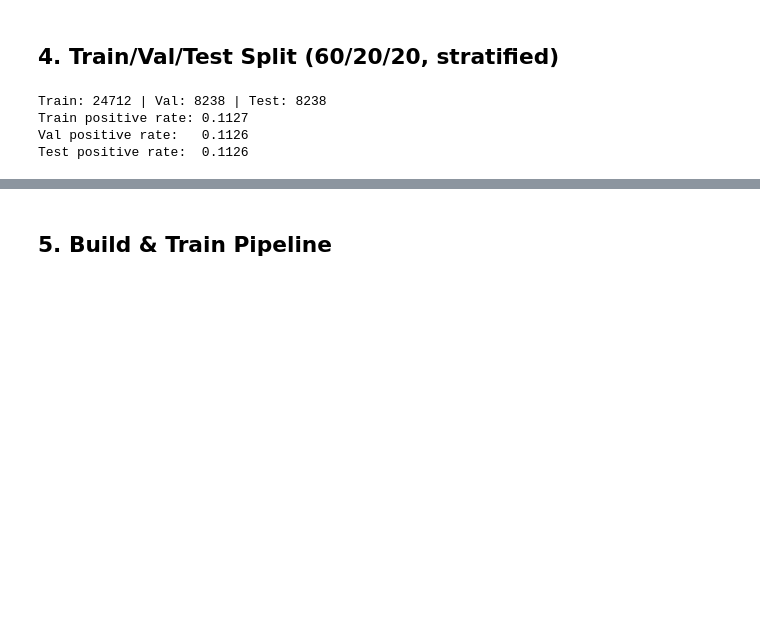
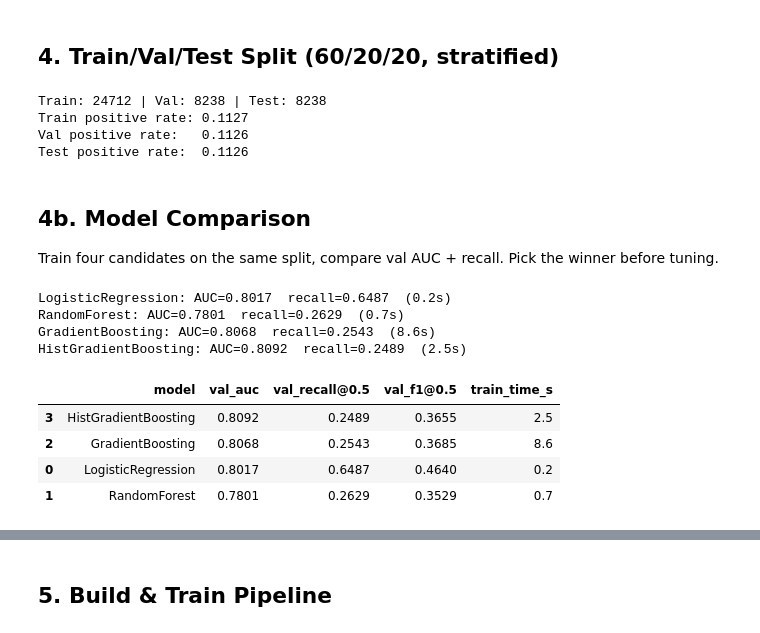
Before and after one commit to kayan2004/drift-triage-copilot, a Jupyter notebook: training/exploration.ipynb, the cells around one changed output, grey strips where cells are left out. Drawn from its saved outputs; the diff is of its cells as text; code cells hidden in the pictures; blank space fills up the shorter version.

```diff
--- a/training/exploration.ipynb
+++ b/training/exploration.ipynb
@@ -288,3 +288,69 @@ Train: 24712 | Val: 8238 | Test: 8238
 Train positive rate: 0.1127
 Val positive rate:   0.1126
 Test positive rate:  0.1126
+# %% [markdown]
+## 4b. Model Comparison
+Train four candidates on the same split, compare val AUC + recall. Pick the winner before tuning.
+# %%
+import time
+from sklearn.linear_model import LogisticRegression
+from sklearn.ensemble import RandomForestClassifier, GradientBoostingClassifier
+from sklearn.ensemble import HistGradientBoostingClassifier
+from sklearn.metrics import roc_auc_score, recall_score, f1_score
+from sklearn.compose import ColumnTransformer
+from sklearn.pipeline import Pipeline
+from sklearn.preprocessing import OneHotEncoder, StandardScaler
+
+def make_pipeline(classifier):
+    pre = ColumnTransformer(transformers=[
+        ("num", StandardScaler(), NUMERIC_COLS),
+        ("cat", OneHotEncoder(handle_unknown="ignore", sparse_output=False), CAT_COLS),
+    ])
+    return Pipeline(steps=[("preprocessor", pre), ("classifier", classifier)])
+
+candidates = {
+    "LogisticRegression":         LogisticRegression(max_iter=1000, class_weight="balanced", random_state=42),
+    "RandomForest":               RandomForestClassifier(n_estimators=200, class_weight="balanced", random_state=42, n_jobs=-1),
+    "GradientBoosting":           GradientBoostingClassifier(n_estimators=200, learning_rate=0.05, max_depth=4, random_state=42),
+    "HistGradientBoosting":       HistGradientBoostingClassifier(max_iter=200, learning_rate=0.05, max_depth=4, random_state=42),
+}
+
+results = []
+trained_models = {}
+
+for name, clf in candidates.items():
+    t0 = time.time()
+    pipe = make_pipeline(clf)
+    pipe.fit(X_train, y_train)
+    elapsed = round(time.time() - t0, 1)
+
+    val_probs = pipe.predict_proba(X_val)[:, 1]
+    val_auc = roc_auc_score(y_val, val_probs)
+
+    # threshold at 0.5 for quick comparison
+    val_preds = (val_probs >= 0.5).astype(int)
+    val_recall = recall_score(y_val, val_preds, zero_division=0)
+    val_f1 = f1_score(y_val, val_preds, zero_division=0)
+
+    results.append({
+        "model": name,
+        "val_auc": round(val_auc, 4),
+        "val_recall@0.5": round(val_recall, 4),
+        "val_f1@0.5": round(val_f1, 4),
+        "train_time_s": elapsed,
+    })
+    trained_models[name] = pipe
+    print(f"{name}: AUC={val_auc:.4f}  recall={val_recall:.4f}  ({elapsed}s)")
+
+comparison_df = pd.DataFrame(results).sort_values('val_auc', ascending=False)
+comparison_df
+# %% [output]
+LogisticRegression: AUC=0.8017  recall=0.6487  (0.2s)
+RandomForest: AUC=0.7801  recall=0.2629  (0.7s)
+GradientBoosting: AUC=0.8068  recall=0.2543  (8.6s)
+HistGradientBoosting: AUC=0.8092  recall=0.2489  (2.5s)
+|  | model | val_auc | val_recall@0.5 | val_f1@0.5 | train_time_s |
+| 3 | HistGradientBoosting | 0.8092 | 0.2489 | 0.3655 | 2.5 |
+| 2 | GradientBoosting | 0.8068 | 0.2543 | 0.3685 | 8.6 |
+| 0 | LogisticRegression | 0.8017 | 0.6487 | 0.4640 | 0.2 |
+| 1 | RandomForest | 0.7801 | 0.2629 | 0.3529 | 0.7 |
```
Also changed, not shown: parts of 22 cells of this notebook.
